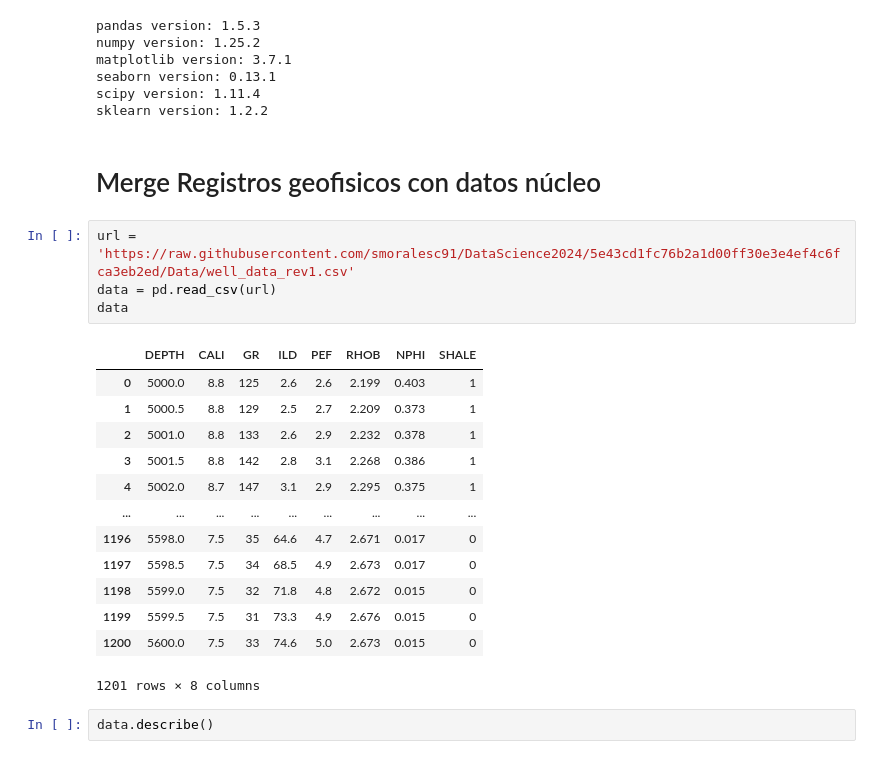
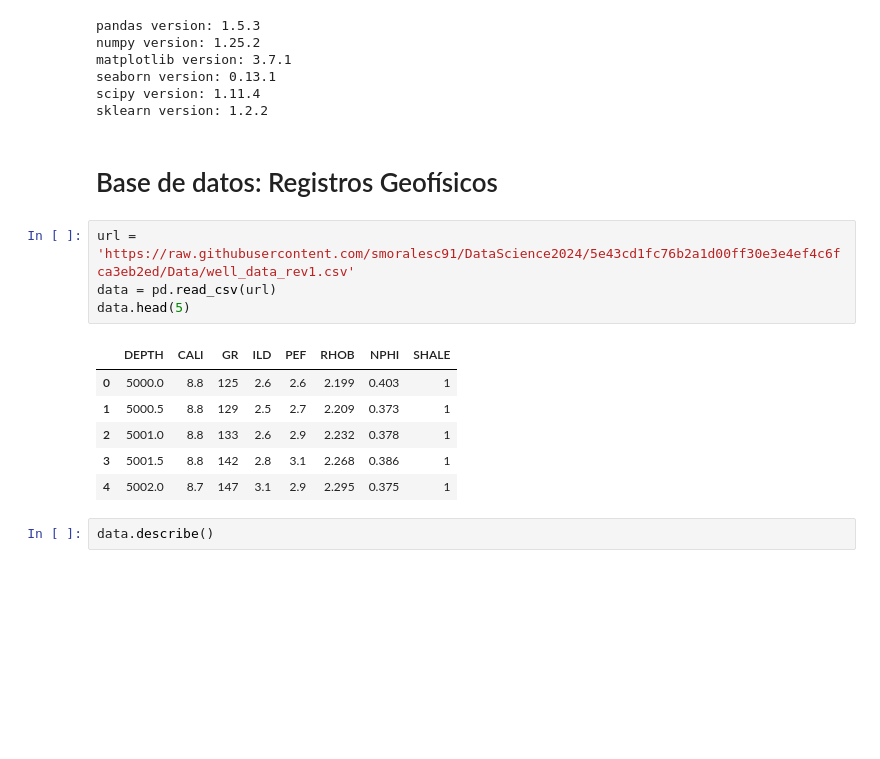
Before and after one commit to smoralesc91/DataScience2024, a Jupyter notebook: T1_mod_ver1.ipynb, the cells around one changed output. Drawn from its saved outputs; the diff is of its cells as text; blank space fills up the shorter version.

```diff
--- a/T1_mod_ver1.ipynb
+++ b/T1_mod_ver1.ipynb
@@ -28,26 +28,19 @@ matplotlib version: 3.7.1
 seaborn version: 0.13.1
 scipy version: 1.11.4
 sklearn version: 1.2.2
-# %% [markdown]
-# Merge Registros geofisicos con datos núcleo
+# %% [markdown]
+# Base de datos: Registros Geofísicos
 # %%
 url = 'https://raw.githubusercontent.com/smoralesc91/DataScience2024/5e43cd1fc76b2a1d00ff30e3e4ef4c6fca3eb2ed/Data/well_data_rev1.csv'
 data = pd.read_csv(url)
-data
+data.head(5)
 # %% [output]
 |  | DEPTH | CALI | GR | ILD | PEF | RHOB | NPHI | SHALE |
 | 0 | 5000.0 | 8.8 | 125 | 2.6 | 2.6 | 2.199 | 0.403 | 1 |
 | 1 | 5000.5 | 8.8 | 129 | 2.5 | 2.7 | 2.209 | 0.373 | 1 |
 | 2 | 5001.0 | 8.8 | 133 | 2.6 | 2.9 | 2.232 | 0.378 | 1 |
 | 3 | 5001.5 | 8.8 | 142 | 2.8 | 3.1 | 2.268 | 0.386 | 1 |
 | 4 | 5002.0 | 8.7 | 147 | 3.1 | 2.9 | 2.295 | 0.375 | 1 |
-| ... | ... | ... | ... | ... | ... | ... | ... | ... |
-| 1196 | 5598.0 | 7.5 | 35 | 64.6 | 4.7 | 2.671 | 0.017 | 0 |
-| 1197 | 5598.5 | 7.5 | 34 | 68.5 | 4.9 | 2.673 | 0.017 | 0 |
-| 1198 | 5599.0 | 7.5 | 32 | 71.8 | 4.8 | 2.672 | 0.015 | 0 |
-| 1199 | 5599.5 | 7.5 | 31 | 73.3 | 4.9 | 2.676 | 0.015 | 0 |
-| 1200 | 5600.0 | 7.5 | 33 | 74.6 | 5.0 | 2.673 | 0.015 | 0 |
-1201 rows × 8 columns
 # %%
 data.describe()
 # %% [output]
```
Also changed, not shown: parts of 8 cells of this notebook.
